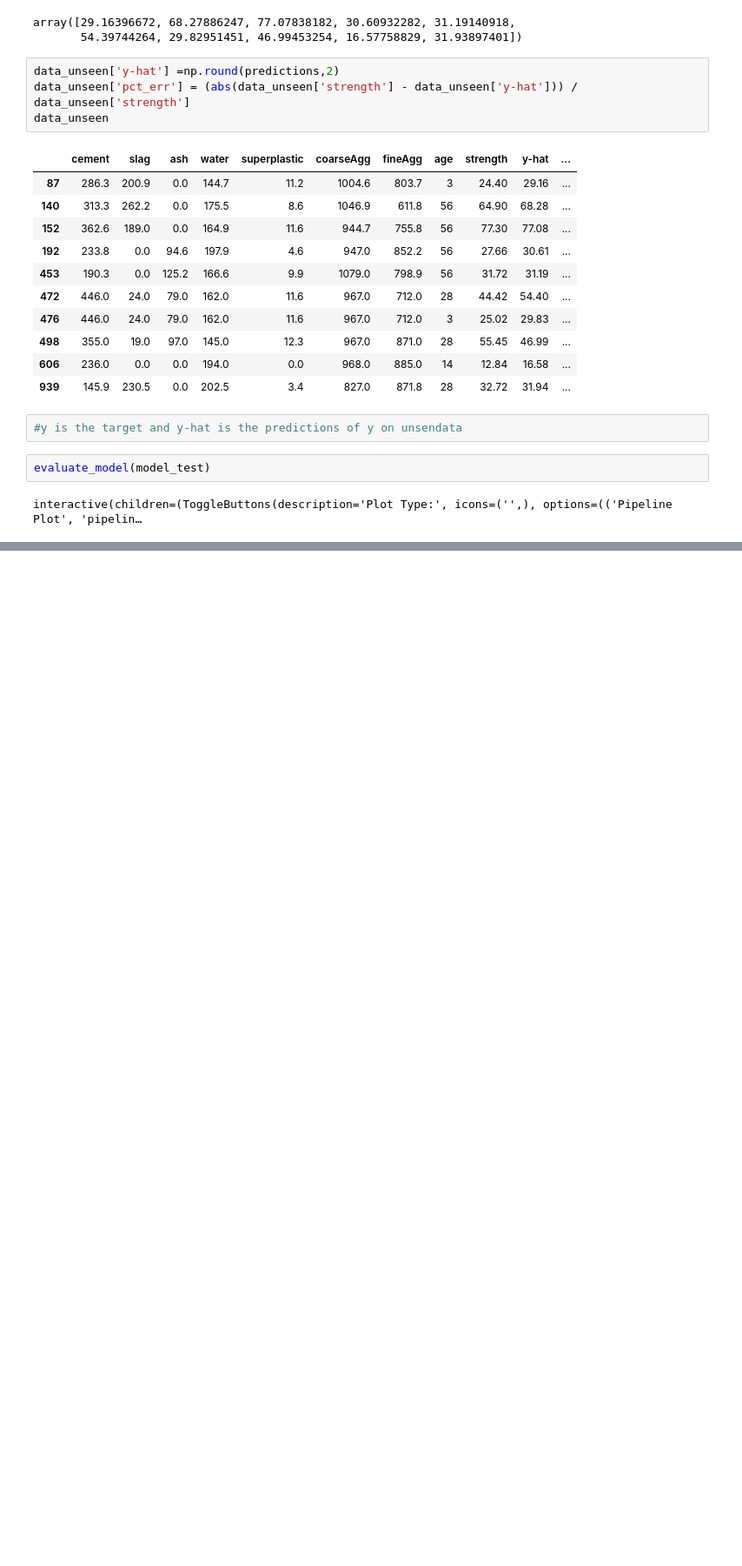
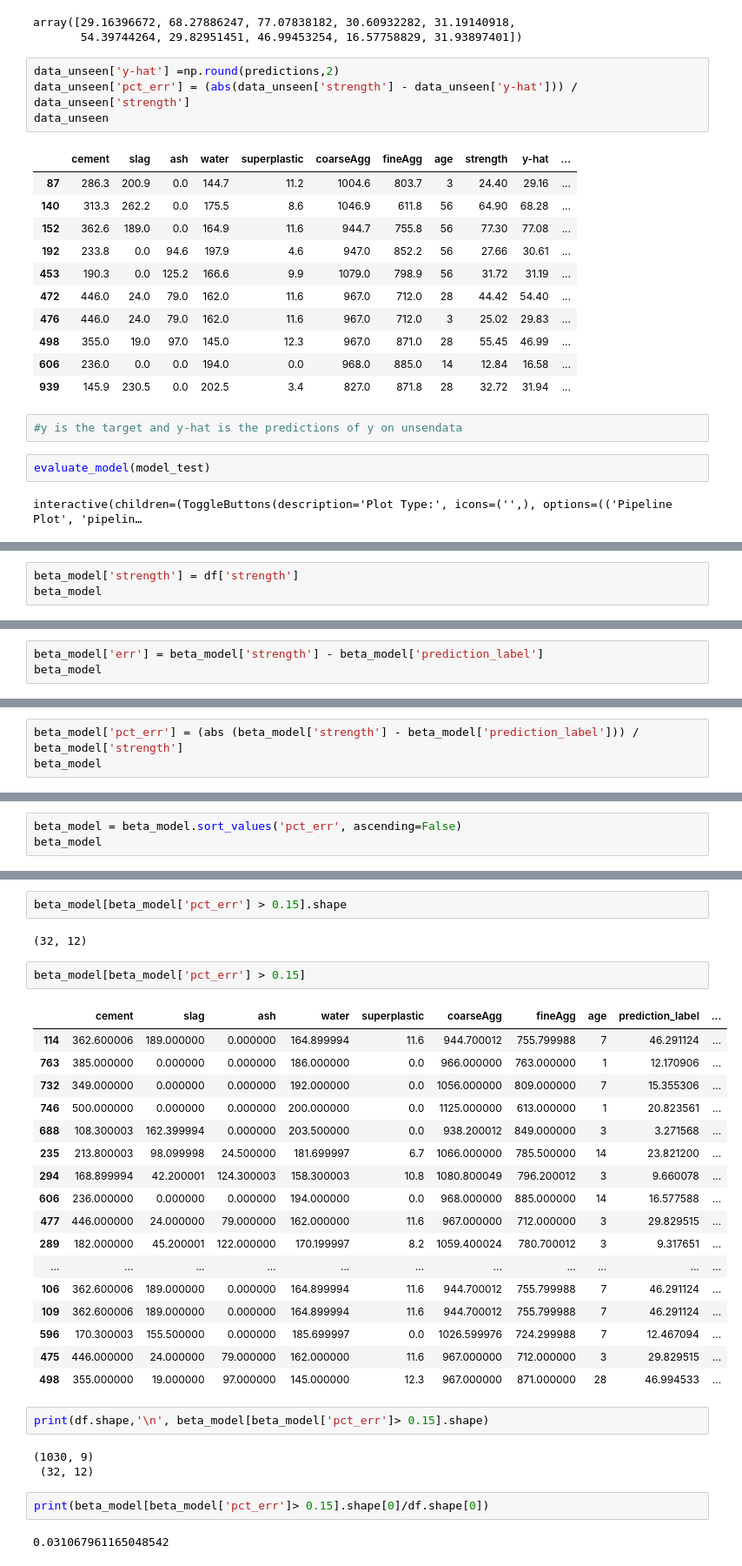
Before and after one commit to jdhova/Pycaret-Projects, a Jupyter notebook: Supervised-Learning/Regression/cementStrength.ipynb, the cells around one changed output, grey strips where cells are left out. Shown at 87% size. Saved outputs shown, nothing was run; the diff lists cells and outputs as text; blank space fills up the shorter version.

```diff
--- a/Supervised-Learning/Regression/cementStrength.ipynb
+++ b/Supervised-Learning/Regression/cementStrength.ipynb
@@ -254,0 +381,3 @@ interactive(children=(ToggleButtons(description='Plot Type:', icons=('',), optio
+# %%
+beta_model['strength'] = df['strength']
+beta_model
@@ -254,0 +398,3 @@ interactive(children=(ToggleButtons(description='Plot Type:', icons=('',), optio
+# %%
+beta_model['err'] = beta_model['strength'] - beta_model['prediction_label']
+beta_model
@@ -254,0 +415,3 @@ interactive(children=(ToggleButtons(description='Plot Type:', icons=('',), optio
+# %%
+beta_model['pct_err'] = (abs (beta_model['strength'] - beta_model['prediction_label'])) / beta_model['strength']
+beta_model
@@ -254,0 +432,3 @@ interactive(children=(ToggleButtons(description='Plot Type:', icons=('',), optio
+# %%
+beta_model = beta_model.sort_values('pct_err', ascending=False)
+beta_model
@@ -254,0 +449,33 @@ interactive(children=(ToggleButtons(description='Plot Type:', icons=('',), optio
+# %%
+beta_model[beta_model['pct_err'] > 0.15].shape
+# %% [output]
+(32, 12)
+# %%
+beta_model[beta_model['pct_err'] > 0.15]
+# %% [output]
+|  | cement | slag | ash | water | superplastic | coarseAgg | fineAgg | age | prediction_label | ... |
+| 114 | 362.600006 | 189.000000 | 0.000000 | 164.899994 | 11.6 | 944.700012 | 755.799988 | 7 | 46.291124 | ... |
+| 763 | 385.000000 | 0.000000 | 0.000000 | 186.000000 | 0.0 | 966.000000 | 763.000000 | 1 | 12.170906 | ... |
+| 732 | 349.000000 | 0.000000 | 0.000000 | 192.000000 | 0.0 | 1056.000000 | 809.000000 | 7 | 15.355306 | ... |
+| 746 | 500.000000 | 0.000000 | 0.000000 | 200.000000 | 0.0 | 1125.000000 | 613.000000 | 1 | 20.823561 | ... |
+| 688 | 108.300003 | 162.399994 | 0.000000 | 203.500000 | 0.0 | 938.200012 | 849.000000 | 3 | 3.271568 | ... |
+| 235 | 213.800003 | 98.099998 | 24.500000 | 181.699997 | 6.7 | 1066.000000 | 785.500000 | 14 | 23.821200 | ... |
+| 294 | 168.899994 | 42.200001 | 124.300003 | 158.300003 | 10.8 | 1080.800049 | 796.200012 | 3 | 9.660078 | ... |
+| 606 | 236.000000 | 0.000000 | 0.000000 | 194.000000 | 0.0 | 968.000000 | 885.000000 | 14 | 16.577588 | ... |
+| 477 | 446.000000 | 24.000000 | 79.000000 | 162.000000 | 11.6 | 967.000000 | 712.000000 | 3 | 29.829515 | ... |
+| 289 | 182.000000 | 45.200001 | 122.000000 | 170.199997 | 8.2 | 1059.400024 | 780.700012 | 3 | 9.317651 | ... |
+| ... | ... | ... | ... | ... | ... | ... | ... | ... | ... | ... |
+| 106 | 362.600006 | 189.000000 | 0.000000 | 164.899994 | 11.6 | 944.700012 | 755.799988 | 7 | 46.291124 | ... |
+| 109 | 362.600006 | 189.000000 | 0.000000 | 164.899994 | 11.6 | 944.700012 | 755.799988 | 7 | 46.291124 | ... |
+| 596 | 170.300003 | 155.500000 | 0.000000 | 185.699997 | 0.0 | 1026.599976 | 724.299988 | 7 | 12.467094 | ... |
+| 475 | 446.000000 | 24.000000 | 79.000000 | 162.000000 | 11.6 | 967.000000 | 712.000000 | 3 | 29.829515 | ... |
+| 498 | 355.000000 | 19.000000 | 97.000000 | 145.000000 | 12.3 | 967.000000 | 871.000000 | 28 | 46.994533 | ... |
+# %%
+print(df.shape,'\n', beta_model[beta_model['pct_err']> 0.15].shape)
+# %% [output]
+(1030, 9)
+ (32, 12)
+# %%
+print(beta_model[beta_model['pct_err']> 0.15].shape[0]/df.shape[0])
+# %% [output]
+0.031067961165048542
```
Also changed, not shown: parts of 13 cells of this notebook, 3 other files.
